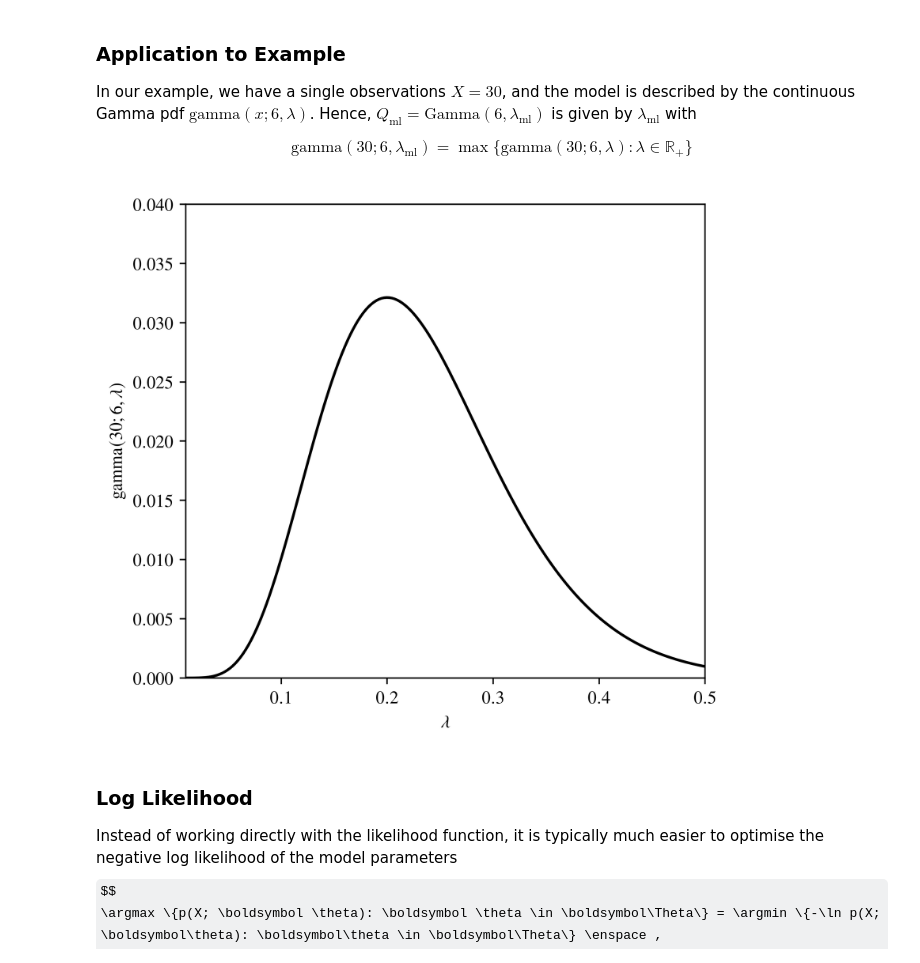
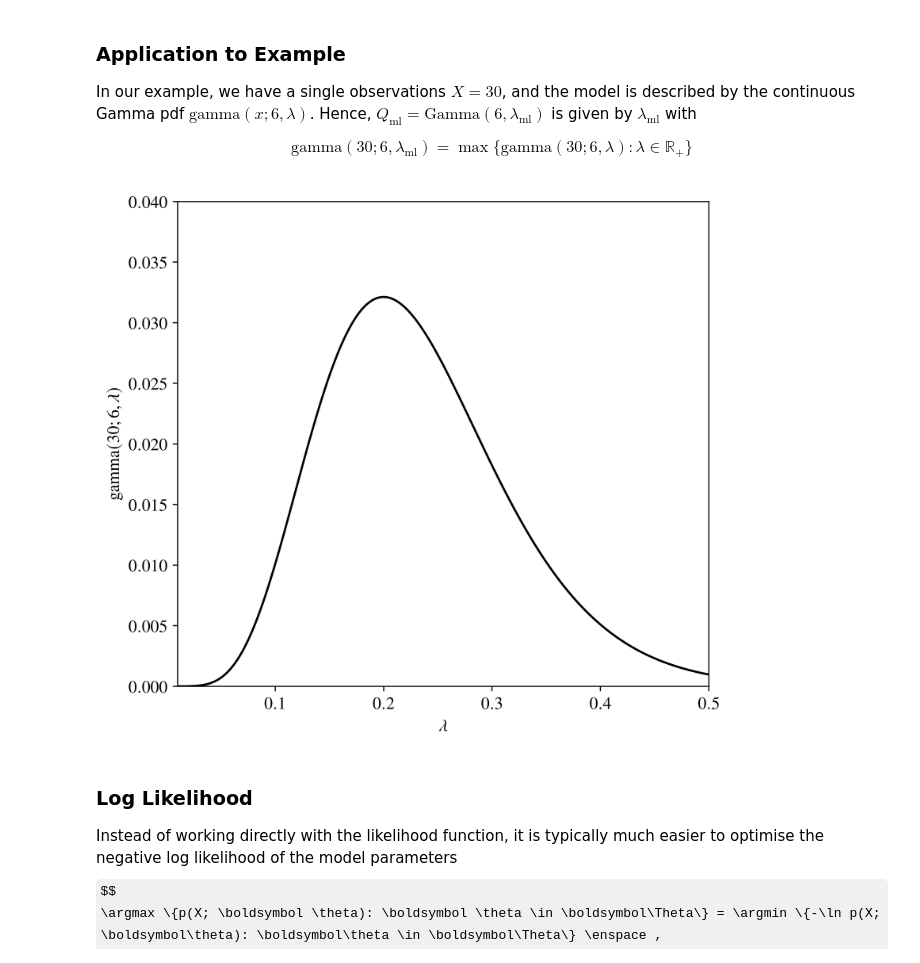
Before and after one commit to marioboley/Uni-Haifa-214.4312-Code, a Jupyter notebook: 2.1_models.ipynb, the cells around one changed output. Drawn from its saved outputs; the diff is of its cells as text; code cells hidden in the pictures; some formulas as TeX source.

```diff
--- a/2.1_models.ipynb
+++ b/2.1_models.ipynb
@@ -113,14 +113,15 @@ $$
 \mathrm{gamma}(30; 6, \lambda_\mathrm{ml}) = \max\{\mathrm{gamma}(30; 6, \lambda) : \lambda \in \mathbb{R}_+\}
 $$
 # %%
-from plotting import MPL_DEFAULT_DIMS
+from plotting import HALF_SLIDE_DIMS
 
-fig, ax = subplotgrid(r'$\lambda$', f'$\\mathrm{{gamma}}({obs}; {alpha_obs}, \\lambda)$', ylims=(0, 0.04), figsize=(SLIDE_FIG_DIMS[0]*0.8/2, SLIDE_FIG_DIMS[1]*0.8))
+fig, ax = subplotgrid(r'$\lambda$', f'$\\mathrm{{gamma}}({obs}; {alpha_obs}, \\lambda)$', ylims=(0, 0.04), figsize=HALF_SLIDE_DIMS)
 lams = np.linspace(0.01, 0.5, 200)
 ax.plot(lams, gamma_pdf(obs, alpha_obs, lams), c='k')
-plt.show()
+display(fig, metadata={'image/png': {'width': '75%'}})
+plt.close()
 # %% [output]
-[figure, old version]
+[figure, new version]
 # %% [markdown]
 ### Log Likelihood
 
```
Also changed, not shown: parts of 4 cells of this notebook, 2 other files.
